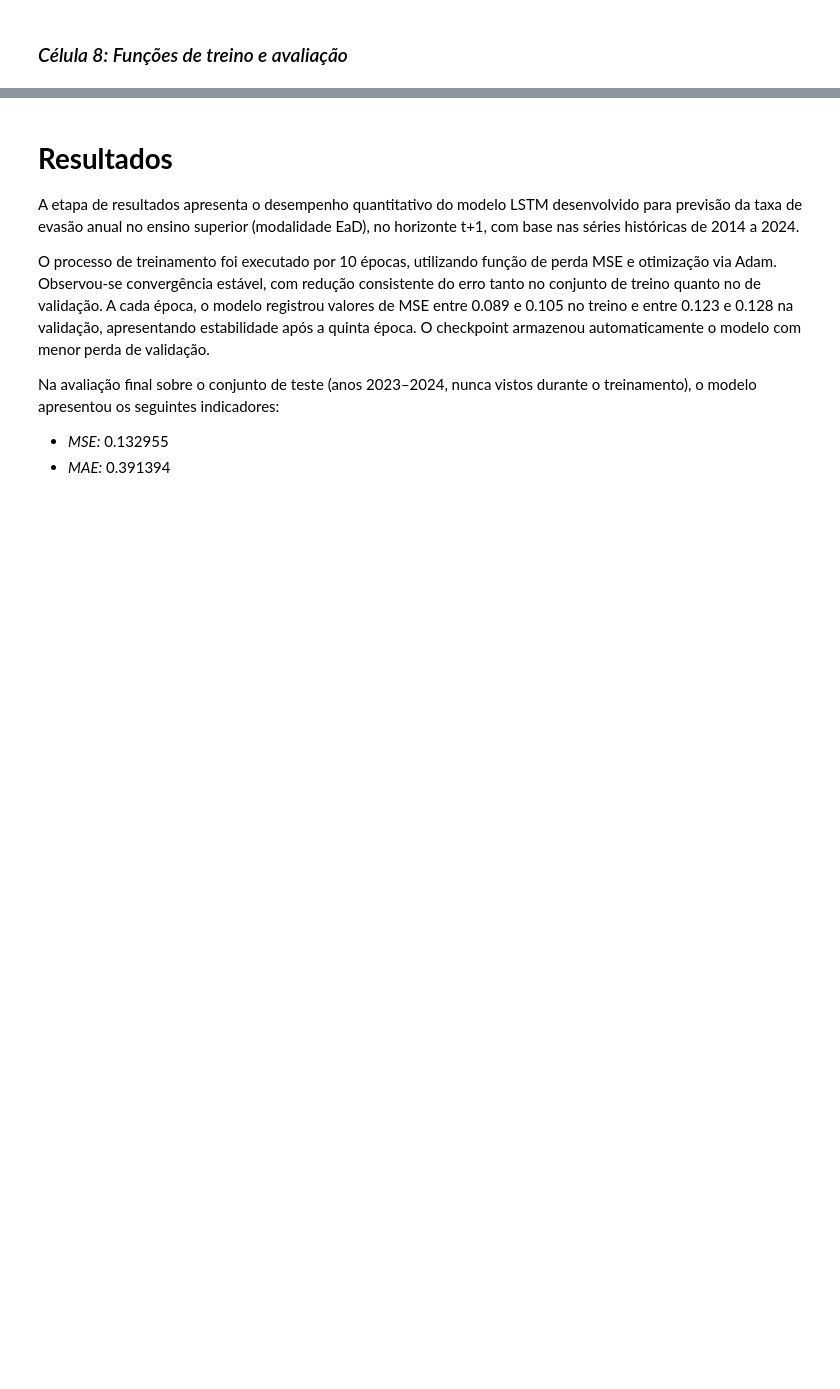
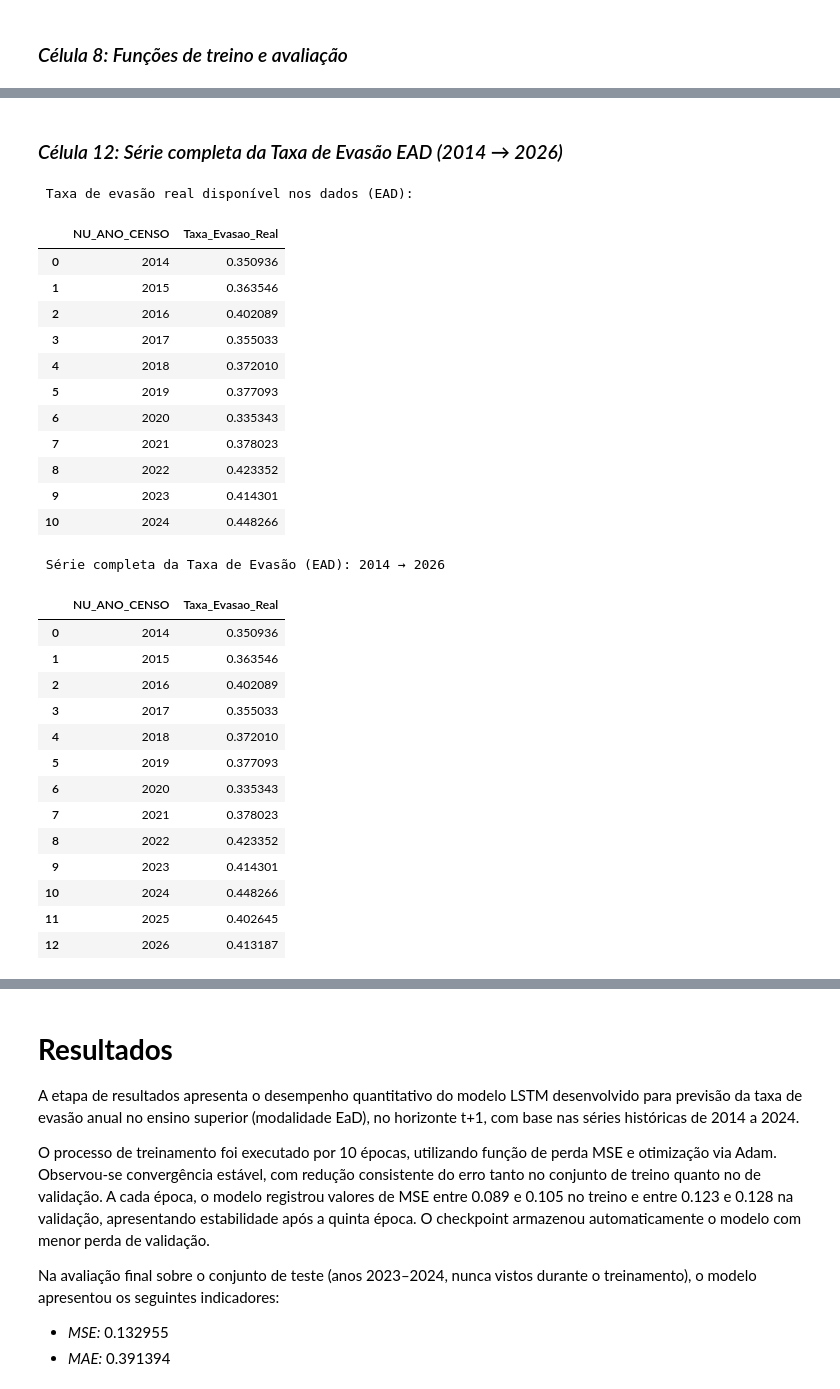
Before and after one commit to grupos4g4/PROJAPLIC4, a Jupyter notebook: cd_projeto_aplicado_IV_entrega_4_FINAL.ipynb, the cells around one changed output, grey strips where cells are left out. Saved outputs shown, nothing was run; the diff lists cells and outputs as text; code cells hidden in the pictures; blank space fills up the shorter version.

```diff
--- a/cd_projeto_aplicado_IV_entrega_4_FINAL.ipynb
+++ b/cd_projeto_aplicado_IV_entrega_4_FINAL.ipynb
@@ -744,0 +778,65 @@ target_year
+# %% [markdown]
+### *Célula 12: Série completa da Taxa de Evasão EAD (2014 → 2026)* ###
+# %%
+# 1. Unir df_train_enc, df_val_enc, df_test_enc (todos filtrados como EAD)
+df_all_ead = pd.concat([df_train_enc, df_val_enc, df_test_enc], ignore_index=True)
+
+# 2. Calcular média anual REAL da taxa de evasão EAD (2014–2024)
+ev_real = (
+    df_all_ead
+    .groupby("NU_ANO_CENSO")["TAXA_EVASAO"]
+    .mean()
+    .reset_index()
+    .rename(columns={"TAXA_EVASAO": "Taxa_Evasao_Real"})
+)
+
+# Garantir ordem
+ev_real = ev_real.sort_values("NU_ANO_CENSO").reset_index(drop=True)
+
+print(" Taxa de evasão real disponível nos dados (EAD):")
+display(ev_real)
+
+# 3. Pegar previsões futuras (2025–2026) da célula anterior
+df_futuro = df_futuro.rename(columns={
+    "Ano": "NU_ANO_CENSO",
+    "Taxa_Evasao_Prevista": "Taxa_Evasao_Real"  # para unificar coluna
+})
+
+# 4. Unir real + projeção
+ev_2014_2026 = pd.concat([ev_real, df_futuro], ignore_index=True)
+
+# 5. Ordenar
+ev_2014_2026 = ev_2014_2026.sort_values("NU_ANO_CENSO").reset_index(drop=True)
+
+# 6. Mostrar o resultado final
+print("\n Série completa da Taxa de Evasão (EAD): 2014 → 2026")
+display(ev_2014_2026)
+# %% [output]
+ Taxa de evasão real disponível nos dados (EAD):
+|  | NU_ANO_CENSO | Taxa_Evasao_Real |
+| 0 | 2014 | 0.350936 |
+| 1 | 2015 | 0.363546 |
+| 2 | 2016 | 0.402089 |
+| 3 | 2017 | 0.355033 |
+| 4 | 2018 | 0.372010 |
+| 5 | 2019 | 0.377093 |
+| 6 | 2020 | 0.335343 |
+| 7 | 2021 | 0.378023 |
+| 8 | 2022 | 0.423352 |
+| 9 | 2023 | 0.414301 |
+| 10 | 2024 | 0.448266 |
+ Série completa da Taxa de Evasão (EAD): 2014 → 2026
+|  | NU_ANO_CENSO | Taxa_Evasao_Real |
+| 0 | 2014 | 0.350936 |
+| 1 | 2015 | 0.363546 |
+| 2 | 2016 | 0.402089 |
+| 3 | 2017 | 0.355033 |
+| 4 | 2018 | 0.372010 |
+| 5 | 2019 | 0.377093 |
+| 6 | 2020 | 0.335343 |
+| 7 | 2021 | 0.378023 |
+| 8 | 2022 | 0.423352 |
+| 9 | 2023 | 0.414301 |
+| 10 | 2024 | 0.448266 |
+| 11 | 2025 | 0.402645 |
+| 12 | 2026 | 0.413187 |
```
Also changed, not shown: parts of 22 cells of this notebook.
